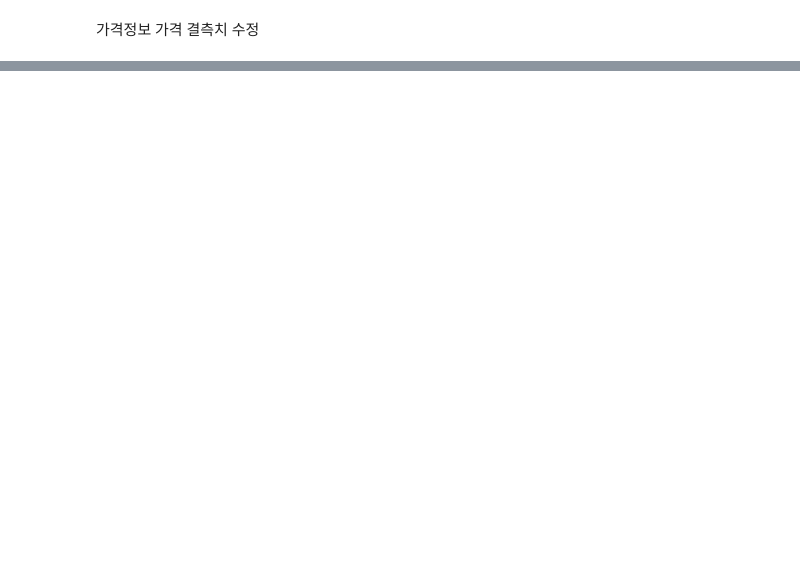
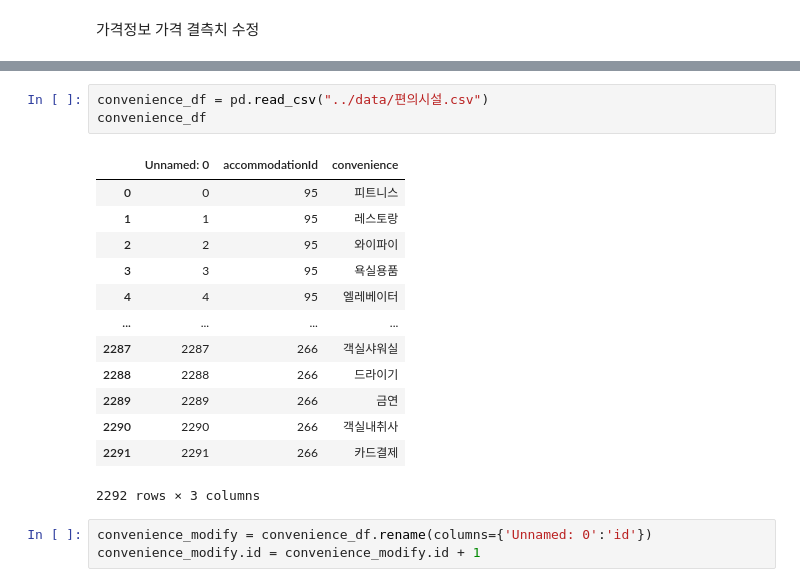
Before and after one commit to YOGIZOGI-Zerobase-2023/Crawling, a Jupyter notebook: code/convenience_table.ipynb, the cells around one changed output, grey strips where cells are left out. Cells and saved outputs as stored; diff of their text form; blank space fills up the shorter version.

Commit message:
feat : ✨ 숙소 convenience 정보 크롤링 및 데이터베이스에 저장

```diff
--- a/code/convenience_table.ipynb
+++ b/code/convenience_table.ipynb
@@ -113,0 +118,20 @@ convenience_df.head(3)
+# %%
+convenience_df = pd.read_csv("../data/편의시설.csv")
+convenience_df
+# %% [output]
+|  | Unnamed: 0 | accommodationId | convenience |
+| 0 | 0 | 95 | 피트니스 |
+| 1 | 1 | 95 | 레스토랑 |
+| 2 | 2 | 95 | 와이파이 |
+| 3 | 3 | 95 | 욕실용품 |
+| 4 | 4 | 95 | 엘레베이터 |
+| ... | ... | ... | ... |
+| 2287 | 2287 | 266 | 객실샤워실 |
+| 2288 | 2288 | 266 | 드라이기 |
+| 2289 | 2289 | 266 | 금연 |
+| 2290 | 2290 | 266 | 객실내취사 |
+| 2291 | 2291 | 266 | 카드결제 |
+2292 rows × 3 columns
+# %%
+convenience_modify = convenience_df.rename(columns={'Unnamed: 0':'id'})
+convenience_modify.id = convenience_modify.id + 1
```
Also changed, not shown: parts of 6 cells of this notebook, 6 other files.
